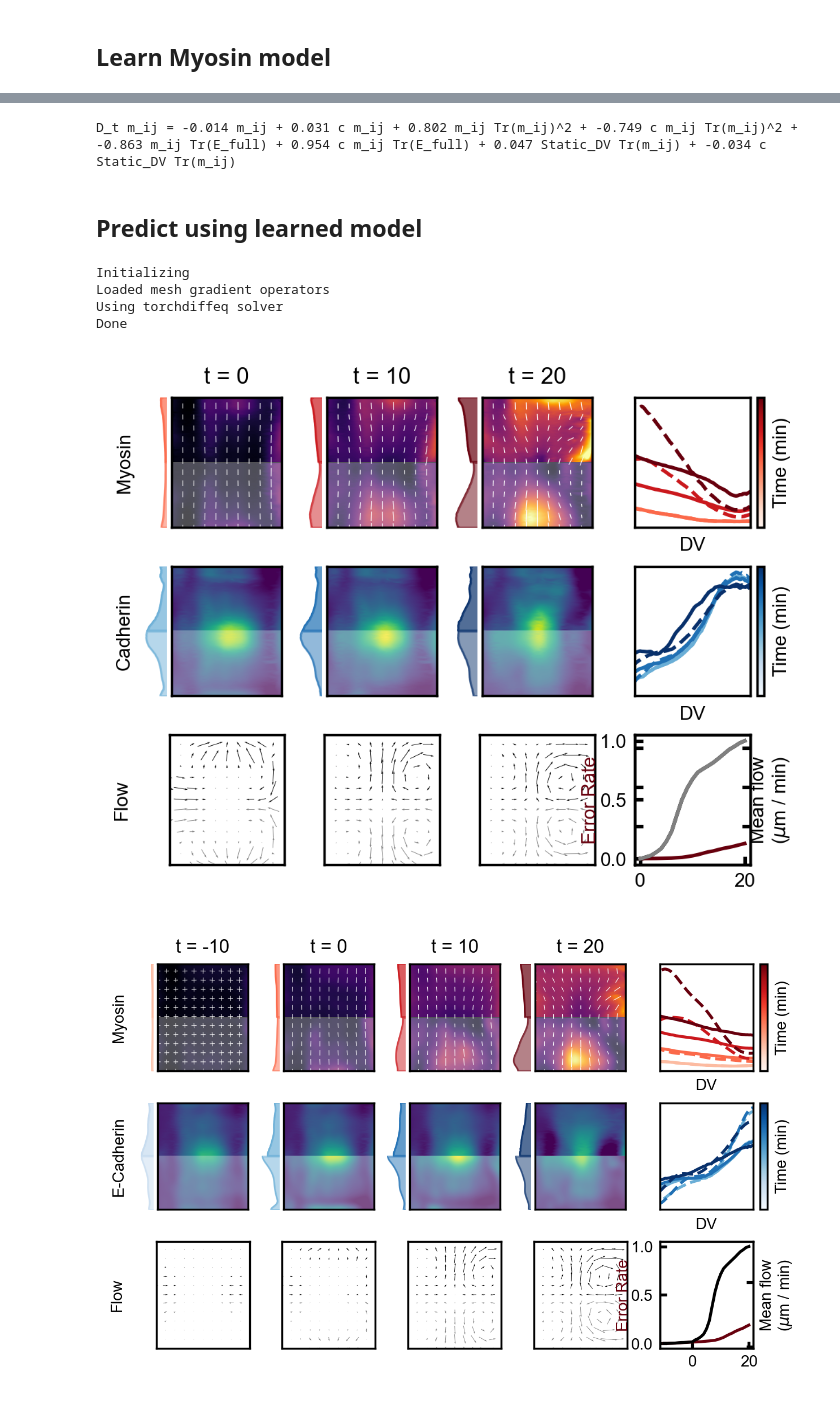
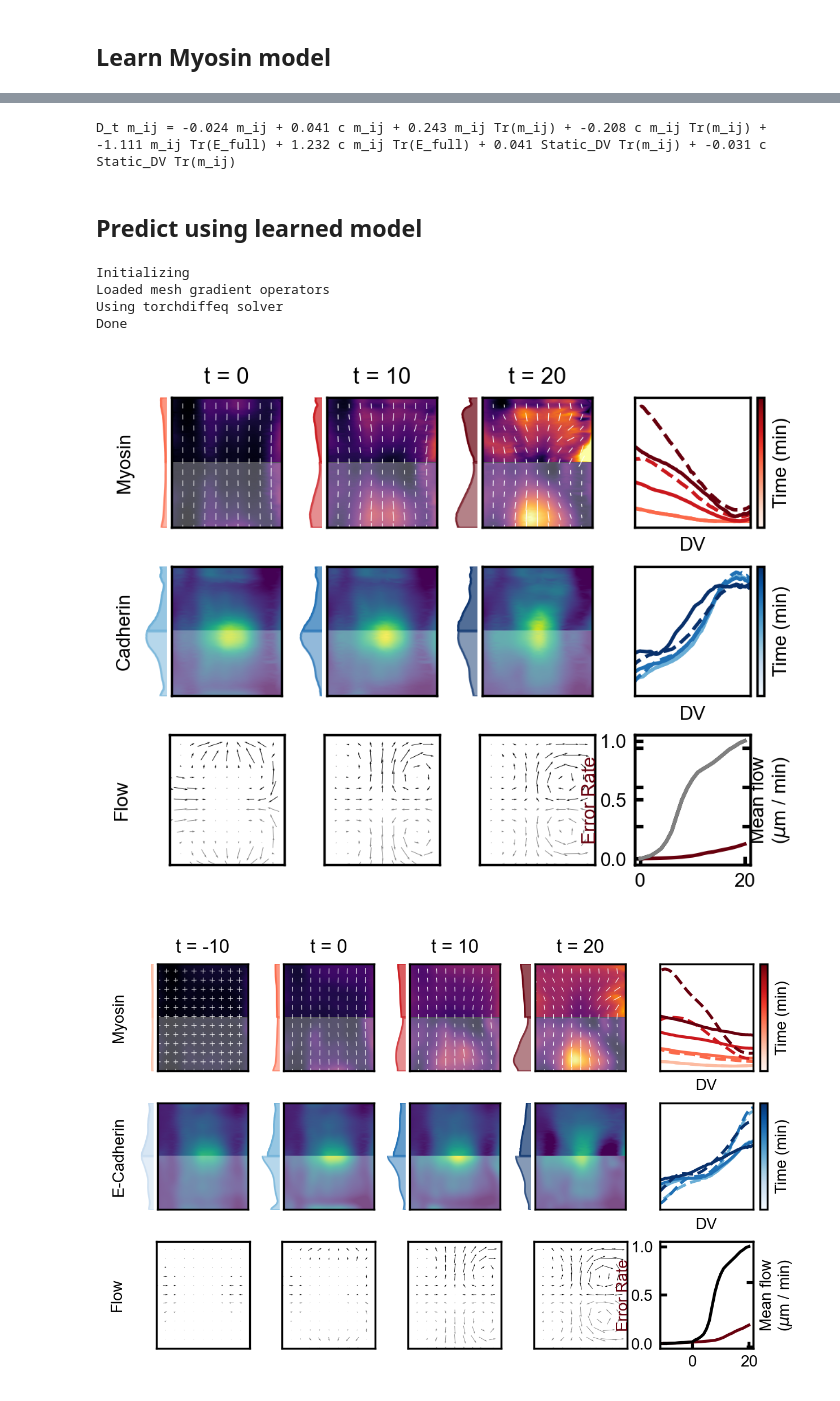
Before and after one commit to jcolen/drosophila_morphogenesis, a Jupyter notebook: LearnMeshModel.ipynb, the cells around one changed output, grey strips where cells are left out. Drawn from its saved outputs; the diff is of its cells as text; code cells hidden in the pictures.

```diff
--- a/LearnMeshModel.ipynb
+++ b/LearnMeshModel.ipynb
@@ -52,7 +52,7 @@ with h5py.File('Public/mesh_dynamics_fitting.h5', 'w') as data:
                             libraries,
                             feature_names,
                             extra_functions=extra_functions)
-            take_time_derivatives(group, libraries, window_length=9)
+            take_time_derivatives(group, libraries, window_length=5)
             library_to_tangent_space(group, libraries)
             pbar.update()
 # %% [markdown]
@@ -171,42 +171,24 @@ D_t m_ij = -1.000 v dot grad m_ij + -1.000 [O, m_ij] + -0.020 m_ij + 0.020 c m_i
 import pysindy as ps
 from sklearn.decomposition import PCA
 from utils.modeling.sindy_utils import *
-from utils.modeling.sindy_utils import overleaf_feature_names
 from utils.modeling.fly_sindy import FlySINDy
 
-tmin, tmax = -5, 10
-n_components = 16
+tmin, tmax = -10, 10
 
 with h5py.File('Public/mesh_dynamics_fitting.h5', 'r') as h5f:
     X, X_dot, feature_names = collect_data(h5f, 'm_ij', tmin, tmax, collect_mesh_data,
                                            feature_names=overleaf_feature_names)
-idx = feature_names.index('m_ij')
-pca = PCA(n_components).fit(X[..., idx])
 
-def transform(x, remove_mean=False):
-    nfeats = x.shape[-1]
-    x = x.transpose(0, 2, 1).reshape([-1, pca.n_features_])
-    if remove_mean:
-        x += pca.mean_
-    x = pca.transform(x).reshape([-1, nfeats, pca.n_components_])
-    x = x.transpose(0, 2, 1)
-    return x
-
-#X = transform(X)
-#X_dot = transform(X_dot, remove_mean=True)
-
-optimizer = ps.STLSQ(threshold=0., alpha=1e1, normalize_columns=True)
+optimizer = ps.STLSQ(threshold=0., alpha=1e0, normalize_columns=True)
 
 sindy = FlySINDy(
     optimizer=optimizer,
     feature_names=feature_names,
-    material_derivative=True,
-    n_models=10)
-#sindy.fit(x=X, x_dot=X_dot, component_weight=pca.explained_variance_ratio_**2)
+    material_derivative=True)
 sindy.fit(x=X, x_dot=X_dot)
 sindy.print(lhs=['D_t m_ij'])
 # %% [output]
-D_t m_ij = -0.014 m_ij + 0.031 c m_ij + 0.802 m_ij Tr(m_ij)^2 + -0.749 c m_ij Tr(m_ij)^2 + -0.863 m_ij Tr(E_full) + 0.954 c m_ij Tr(E_full) + 0.047 Static_DV Tr(m_ij) + -0.034 c Static_DV Tr(m_ij)
+D_t m_ij = -0.024 m_ij + 0.041 c m_ij + 0.243 m_ij Tr(m_ij) + -0.208 c m_ij Tr(m_ij) + -1.111 m_ij Tr(E_full) + 1.232 c m_ij Tr(E_full) + 0.041 Static_DV Tr(m_ij) + -0.031 c Static_DV Tr(m_ij)
 # %% [markdown]
 ## Predict using learned model
 # %%
@@ -223,17 +205,16 @@ class FittedModel(ClosedLoopMesh):
         trE = self.einsum_('kkv->v', E)
         trm = self.einsum_('kkv->v', m)
 
-        rhs = -(0.014 - 0.032 * s) * m
-        #rhs += (0.004 - 0.009 * s) * m * trm
-        rhs += (0.802 - 0.749 * s) * m * trm * trm
-        rhs -= (0.863 - 0.954 * s) * m * trE
-        rhs += (0.047 - 0.034 * s) * self.gamma_dv_ * trm
+        rhs = -(0.024 - 0.041 * s) * m
+        rhs += (0.243 - 0.208 * s) * m * trm #* trm
+        rhs += (1.111 - 1.232 * s) * m * trE
+        rhs += (0.041 - 0.031 * s) * self.gamma_dv_ * trm
 
         #2D model
-        #rhs = -(0.066 - 0.061 * s) * m
-        #rhs += (0.489 + 0.318 * s) * m * self.einsum_('kkv->v', E)
-        #rhs += (0.564 - 0.393 * s) * m * trm
-        #rhs += (0.047 - 0.037 * s) * self.gamma_dv_ * trm
+        rhs = -(0.066 - 0.061 * s) * m
+        rhs += (0.489 + 0.318 * s) * m * self.einsum_('kkv->v', E)
+        rhs += (0.564 - 0.393 * s) * m * trm
+        rhs += (0.047 - 0.037 * s) * self.gamma_dv_ * trm
 
         return rhs
 
@@ -279,34 +260,34 @@ y0 = torch.from_numpy(y0).to(device)
 t = torch.DoubleTensor(t0).to(device)
 v_model = lambda t, y: torch.from_numpy(vs_int(t.cpu().numpy())).to(y.device)
 
 
 model = FittedModel(v_model=v_model, sigma=.5)
 model.to(device)
 m, s, v = model.integrate(y0, t)
 v = v[:, 1:]
 print('Done')
 
 M, S, V = [], [], []
 M0, S0, V0 = [], [], []
 for i in tqdm(range(len(t0))):
     M.append(mesh_int.inverse_transform(m[i]))
     S.append(mesh_int.inverse_transform(s[i]))
     V.append(mesh_int.inverse_transform(v[i]))
     M0.append(mesh_int.inverse_transform(m0[i]))
     S0.append(mesh_int.inverse_transform(s0[i]))
     V0.append(mesh_int.inverse_transform(v0[i]))
 
 comparison_plot(t0,
                 ('Myosin', np.stack(M), np.stack(M0)),
                 ('Cadherin', np.stack(S), np.stack(S0)),
                 ('Flow', np.stack(V), np.stack(V0)),
                 dt=10)
 # %% [output]
 Initializing
 Loaded mesh gradient operators
 Using torchdiffeq solver
 Done
-[figure, old version]
+[figure, new version]
 # %%
 from utils.forecasting.plot_utils import *
 comparison_plot(t0,
```
Also changed, not shown: parts of 1 cell of this notebook, 13 other files.
